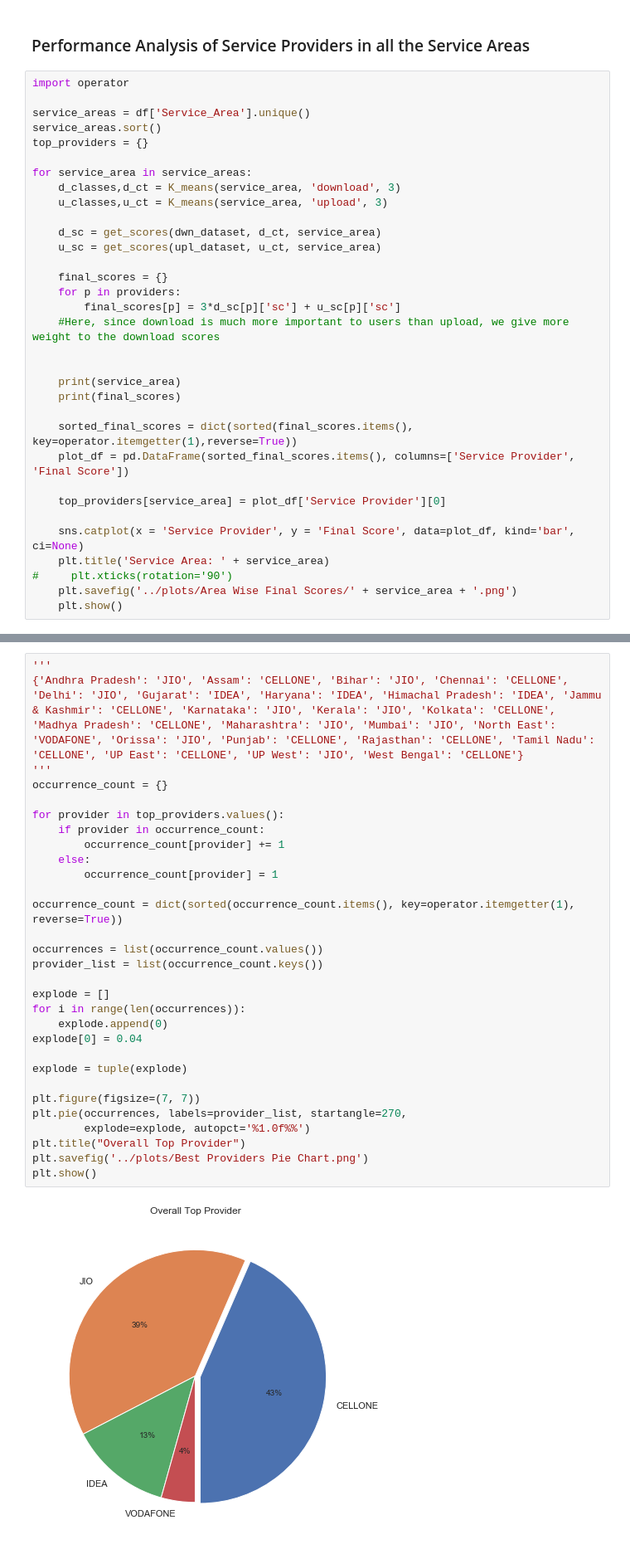
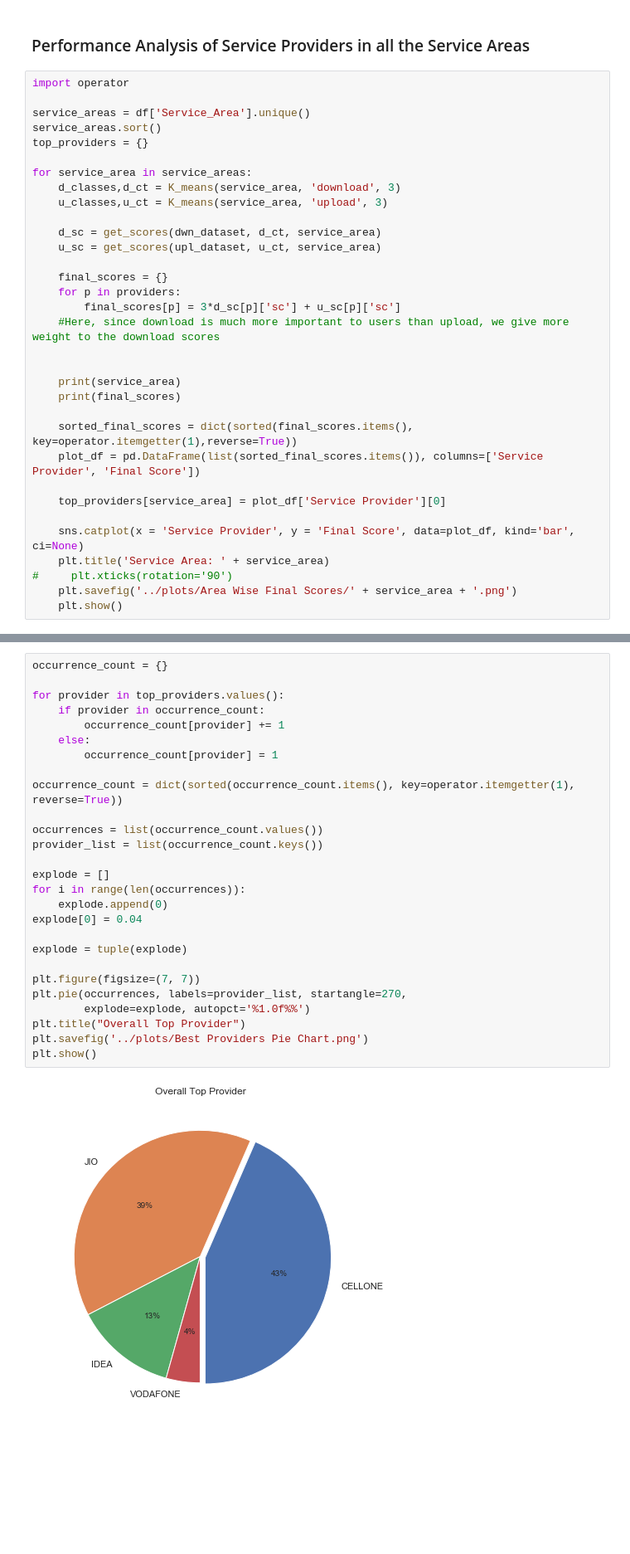
Before and after one commit to pyt243/DM-Project-MyCallSpeed, a Jupyter notebook: code/ISP Recommender and Analyser System.ipynb, the cells around one changed output, grey strips where cells are left out. Shown at 83% size. Cells and saved outputs as stored; diff of their text form; blank space fills up the shorter version.

```diff
--- a/code/ISP Recommender and Analyser System.ipynb
+++ b/code/ISP Recommender and Analyser System.ipynb
@@ -1053,7 +1056,7 @@ for service_area in service_areas:
     print(final_scores)
 
     sorted_final_scores = dict(sorted(final_scores.items(), key=operator.itemgetter(1),reverse=True))
-    plot_df = pd.DataFrame(sorted_final_scores.items(), columns=['Service Provider', 'Final Score'])
+    plot_df = pd.DataFrame(list(sorted_final_scores.items()), columns=['Service Provider', 'Final Score'])
 
     top_providers[service_area] = plot_df['Service Provider'][0]
 
@@ -1084,36 +1087,33 @@ Gujarat
 ... (34 outputs left out)
 # %%
-'''
-{'Andhra Pradesh': 'JIO', 'Assam': 'CELLONE', 'Bihar': 'JIO', 'Chennai': 'CELLONE', 'Delhi': 'JIO', 'Gujarat': 'IDEA', 'Haryana': 'IDEA', 'Himachal Pradesh': 'IDEA', 'Jammu & Kashmir': 'CELLONE', 'Karnataka': 'JIO', 'Kerala': 'JIO', 'Kolkata': 'CELLONE', 'Madhya Pradesh': 'CELLONE', 'Maharashtra': 'JIO', 'Mumbai': 'JIO', 'North East': 'VODAFONE', 'Orissa': 'JIO', 'Punjab': 'CELLONE', 'Rajasthan': 'CELLONE', 'Tamil Nadu': 'CELLONE', 'UP East': 'CELLONE', 'UP West': 'JIO', 'West Bengal': 'CELLONE'}
-'''
 occurrence_count = {}
 
 for provider in top_providers.values():
     if provider in occurrence_count:
         occurrence_count[provider] += 1
     else:
         occurrence_count[provider] = 1
 
 occurrence_count = dict(sorted(occurrence_count.items(), key=operator.itemgetter(1), reverse=True))
 
 occurrences = list(occurrence_count.values())
 provider_list = list(occurrence_count.keys())
 
 explode = []
 for i in range(len(occurrences)):
     explode.append(0)
 explode[0] = 0.04
 
 explode = tuple(explode)
 
 plt.figure(figsize=(7, 7))
 plt.pie(occurrences, labels=provider_list, startangle=270,
         explode=explode, autopct='%1.0f%%')
 plt.title("Overall Top Provider")
 plt.savefig('../plots/Best Providers Pie Chart.png')
 plt.show()
 # %% [output]
-[figure, old version]
+[figure, new version]
 # %%
 '''
 In Anaconda shell (if using Jupyter Notebook):
```
Also changed, not shown: parts of 24 cells of this notebook, 29 other files.
